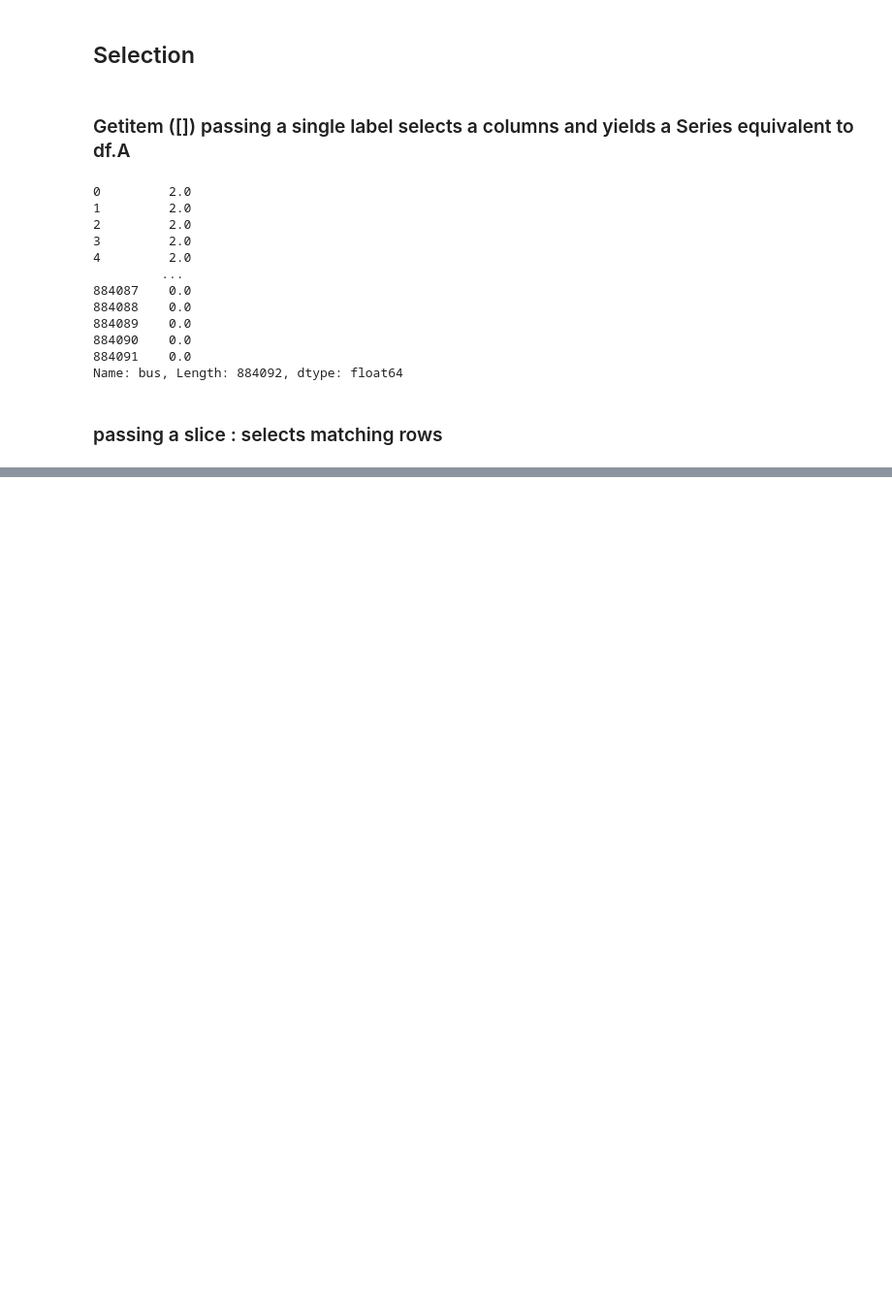
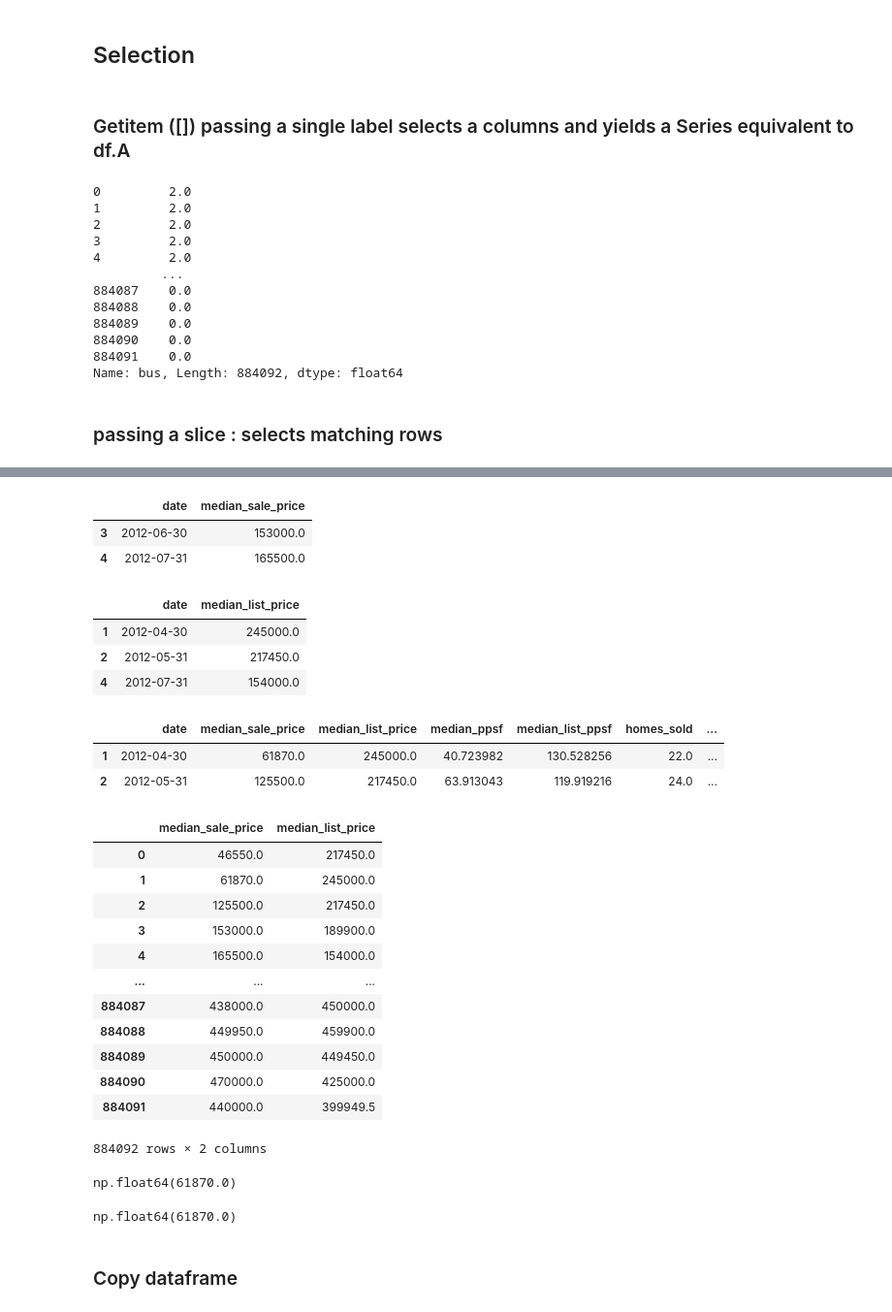
Before and after one commit to MusaBangash/scikitLearn, a Jupyter notebook: notebooks/01_eda.ipynb, the cells around one changed output, grey strips where cells are left out. Shown at 97% size. Saved outputs shown, nothing was run; the diff lists cells and outputs as text; code cells hidden in the pictures; blank space fills up the shorter version.

```diff
--- a/notebooks/01_eda.ipynb
+++ b/notebooks/01_eda.ipynb
@@ -216,0 +211,45 @@ KeyError: 'Median Rent'
+# %%
+df.iloc[3:5, 0:2]
+# %% [output]
+|  | date | median_sale_price |
+| 3 | 2012-06-30 | 153000.0 |
+| 4 | 2012-07-31 | 165500.0 |
+# %%
+df.iloc[[1, 2, 4], [0, 2]]
+# %% [output]
+|  | date | median_list_price |
+| 1 | 2012-04-30 | 245000.0 |
+| 2 | 2012-05-31 | 217450.0 |
+| 4 | 2012-07-31 | 154000.0 |
+# %%
+df.iloc[1:3, :]
+# %% [output]
+|  | date | median_sale_price | median_list_price | median_ppsf | median_list_ppsf | homes_sold | ... |
+| 1 | 2012-04-30 | 61870.0 | 245000.0 | 40.723982 | 130.528256 | 22.0 | ... |
+| 2 | 2012-05-31 | 125500.0 | 217450.0 | 63.913043 | 119.919216 | 24.0 | ... |
+# %%
+df.iloc[:, 1:3]
+# %% [output]
+|  | median_sale_price | median_list_price |
+| 0 | 46550.0 | 217450.0 |
+| 1 | 61870.0 | 245000.0 |
+| 2 | 125500.0 | 217450.0 |
+| 3 | 153000.0 | 189900.0 |
+| 4 | 165500.0 | 154000.0 |
+| ... | ... | ... |
+| 884087 | 438000.0 | 450000.0 |
+| 884088 | 449950.0 | 459900.0 |
+| 884089 | 450000.0 | 449450.0 |
+| 884090 | 470000.0 | 425000.0 |
+| 884091 | 440000.0 | 399949.5 |
+884092 rows × 2 columns
+# %%
+df.iloc[1, 1]
+# %% [output]
+np.float64(61870.0)
+# %%
+df.iat[1, 1]
+# %% [output]
+np.float64(61870.0)
+# %% [markdown]
+### Copy dataframe
```
Also changed, not shown: parts of 9 cells of this notebook, 2 other files.
